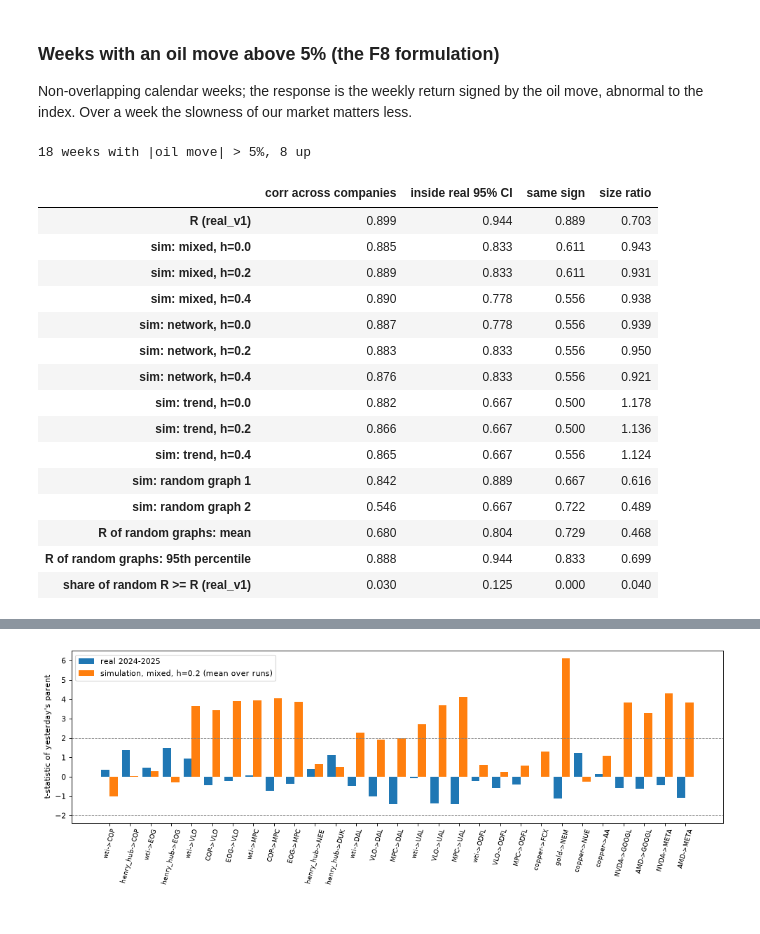
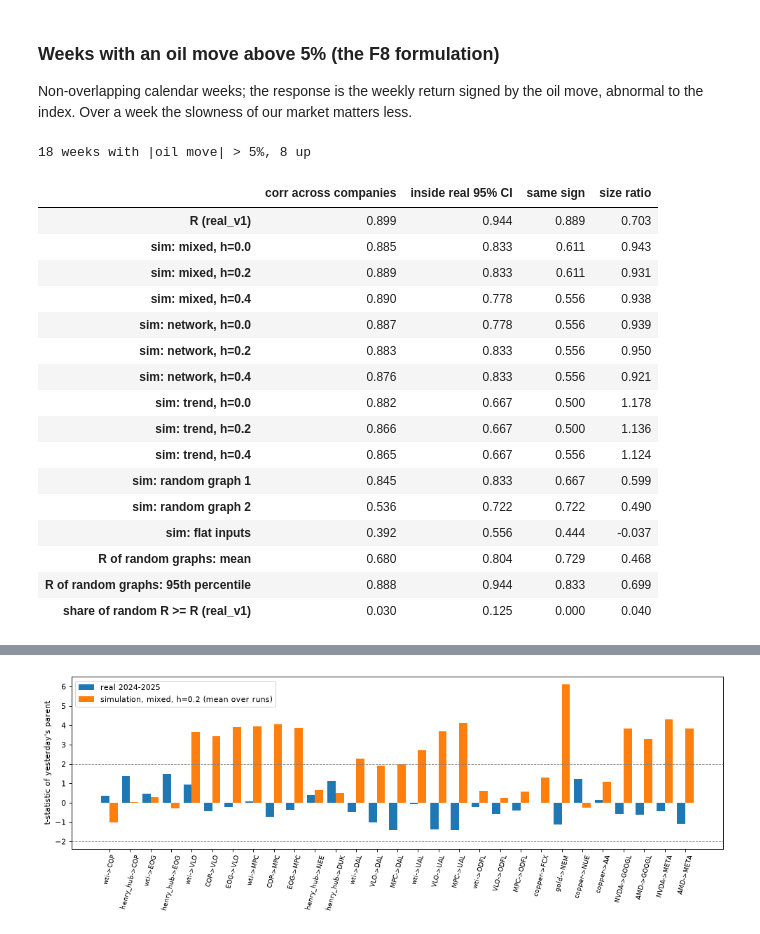
Before and after one commit to dmitrykitty/stock-exchange-simulation, a Jupyter notebook: notebooks/06_real_checks.ipynb, the cells around one changed output, grey strips where cells are left out. Saved outputs shown, nothing was run; the diff lists cells and outputs as text; code cells hidden in the pictures.

```diff
--- a/notebooks/06_real_checks.ipynb
+++ b/notebooks/06_real_checks.ipynb
@@ -348,22 +362,40 @@ if (RESULTS / "e5_before_fixes" / "summary.csv").exists():
     old = old.loc[(old["agents.composition"] == "network") & (old["agents.herding.h"] == 0.0)]
     BEFORE["before the fix: network, h=0.0"] = list(load_runs(RESULTS / "e5_before_fixes", list(old.run_id)).values())
 
-# Simulations in which the agents believe a random graph.
+# Controls on the seeds of the main cell (mixed, h = 0.2): random graphs and flat external inputs.
+SEEDS = list(range(3001, 3011))
+base = load_config(ROOT / "configs" / "f6_e5.yaml").base
+
+
+def control_runs(name, out_dir, **changes):
+    if not (out_dir / "summary.csv").exists():   # 10 runs of ~10 minutes on 8 processes
+        out_dir.mkdir(parents=True, exist_ok=True)
+        spec = {"base": copy.deepcopy(asdict(base) | {"name": name, **changes}), "seeds": SEEDS, "grid": {}}
+        path = out_dir.parent / f"{out_dir.name}.yaml"
+        path.write_text(yaml.safe_dump(spec, sort_keys=False))
+        run_experiment(path, out_dir, workers=8)
+    summary = pd.read_csv(out_dir / "summary.csv")
+    assert sorted(summary.seed) == SEEDS
+    return list(load_runs(out_dir, list(summary.run_id)).values())
+
+
 RANDOM_SIM = {}
-base = load_config(ROOT / "configs" / "f6_e5.yaml").base
 for k in (0, 1):
-    name = f"random graph {k + 1}"
     graph_dir = RESULTS / "random_graphs" / f"g{k + 1}"
-    out_dir = RESULTS / "random_graph_runs" / f"g{k + 1}"
-    if not (out_dir / "summary.csv").exists():
+    if not (graph_dir / "nodes.csv").exists():
         save_graph(RANDOM[k][0], graph_dir)
-        config = asdict(base) | {"name": f"f6_random_graph_{k + 1}", "graph": str(graph_dir)}
-        spec = {"base": copy.deepcopy(config), "seeds": [4001, 4002, 4003, 4004, 4005], "grid": {}}
-        (graph_dir / "experiment.yaml").write_text(yaml.safe_dump(spec, sort_keys=False))
-        run_experiment(graph_dir / "experiment.yaml", out_dir, workers=5)   # 5 runs of ~6 minutes
-    ids = list(pd.read_csv(out_dir / "summary.csv").run_id)
-    RANDOM_SIM[name] = list(load_runs(out_dir, ids).values())
-print({name: len(runs) for name, runs in (CELLS | RANDOM_SIM).items()})
+    RANDOM_SIM[f"random graph {k + 1}"] = control_runs(
+        f"f6_random_graph_{k + 1}", RESULTS / "random_graph_same_seeds" / f"g{k + 1}", graph=str(graph_dir))
+
+if not api.table_path(S.EXTERNAL, scenario="f6_flat_2024").exists():
+    flat = pd.DataFrame({c: np.full(len(levels), float(levels[c].iloc[0])) for c in levels.columns},
+                        index=pd.RangeIndex(len(levels), name="session"))
+    flat.insert(0, "date", pd.Series(pd.NaT, index=flat.index, dtype="datetime64[ns]"))
+    api.write_table(flat, S.EXTERNAL, scenario="f6_flat_2024")
+FLAT_SIM = {"flat inputs": control_runs("f6_flat_inputs", RESULTS / "flat_inputs", external="f6_flat_2024")}
+if SOURCE is not None:
+    assert sorted(e5.loc[(e5["agents.composition"] == "mixed") & (e5["agents.herding.h"] == 0.2), "seed"]) == SEEDS
+print({name: len(runs) for name, runs in (CELLS | RANDOM_SIM | FLAT_SIM).items()})
 # %% [output]
 simulation source: e5_short
 {'mixed, h=0.0': 10, 'mixed, h=0.2': 10, 'mixed, h=0.4': 10, 'network, h=0.0': 10, 'network, h=0.2': 10, 'network, h=0.4': 10, 'trend, h=0.0': 10, 'trend, h=0.2': 10, 'trend, h=0.4': 10, 'random graph ...
@@ -584,36 +647,37 @@ def week_response(frame):
     return w.loc[week_events.index].to_numpy() * week_sign.to_numpy()[:, None]
 
 
 truth_weeks = week_response(real)
 truth = truth_weeks.mean(axis=0)
 rng = np.random.default_rng(5)
 boot = truth_weeks[rng.integers(0, len(week_events), (2000, len(week_events)))].mean(axis=1)
 lo, hi = np.quantile(boot, 0.025, axis=0), np.quantile(boot, 0.975, axis=0)
 rows = {"R (real_v1)": compare(week_response(ref_real).mean(axis=0), truth, lo, hi)}
-for name, runs in (CELLS | RANDOM_SIM).items():
+for name, runs in (CELLS | RANDOM_SIM | FLAT_SIM).items():
     rows["sim: " + name] = compare(np.mean([week_response(r).mean(axis=0) for r in runs], axis=0), truth, lo, hi)
 control = pd.DataFrame([compare(week_response(r).mean(axis=0), truth, lo, hi) for r in ref_random])
 week_table = pd.DataFrame(rows).T
 week_table.loc["R of random graphs: mean"] = control.mean()
 week_table.loc["R of random graphs: 95th percentile"] = control.quantile(0.95)
 week_table.loc["share of random R >= R (real_v1)"] = (control >= week_table.loc["R (real_v1)"]).mean()
 print(f"{len(week_events)} weeks with |oil move| > 5%, {int((week_sign > 0).sum())} up")
 week_table.round(3)
 # %% [output]
 18 weeks with |oil move| > 5%, 8 up
 |  | corr across companies | inside real 95% CI | same sign | size ratio |
 | R (real_v1) | 0.899 | 0.944 | 0.889 | 0.703 |
 | sim: mixed, h=0.0 | 0.885 | 0.833 | 0.611 | 0.943 |
 | sim: mixed, h=0.2 | 0.889 | 0.833 | 0.611 | 0.931 |
 | sim: mixed, h=0.4 | 0.890 | 0.778 | 0.556 | 0.938 |
 | sim: network, h=0.0 | 0.887 | 0.778 | 0.556 | 0.939 |
 | sim: network, h=0.2 | 0.883 | 0.833 | 0.556 | 0.950 |
 | sim: network, h=0.4 | 0.876 | 0.833 | 0.556 | 0.921 |
 | sim: trend, h=0.0 | 0.882 | 0.667 | 0.500 | 1.178 |
 | sim: trend, h=0.2 | 0.866 | 0.667 | 0.500 | 1.136 |
 | sim: trend, h=0.4 | 0.865 | 0.667 | 0.556 | 1.124 |
-| sim: random graph 1 | 0.842 | 0.889 | 0.667 | 0.616 |
-| sim: random graph 2 | 0.546 | 0.667 | 0.722 | 0.489 |
+| sim: random graph 1 | 0.845 | 0.833 | 0.667 | 0.599 |
+| sim: random graph 2 | 0.536 | 0.722 | 0.722 | 0.490 |
+| sim: flat inputs | 0.392 | 0.556 | 0.444 | -0.037 |
 | R of random graphs: mean | 0.680 | 0.804 | 0.729 | 0.468 |
 | R of random graphs: 95th percentile | 0.888 | 0.944 | 0.833 | 0.699 |
 | share of random R >= R (real_v1) | 0.030 | 0.125 | 0.000 | 0.040 |
```
Also changed, not shown: parts of 14 cells of this notebook.
